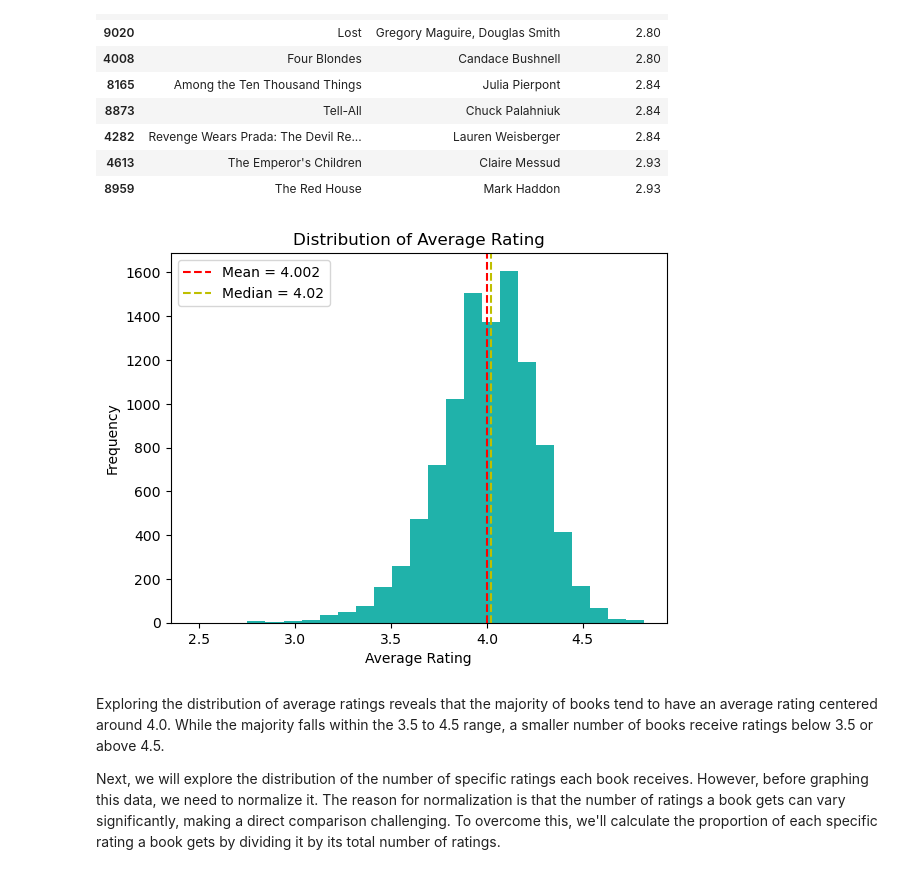
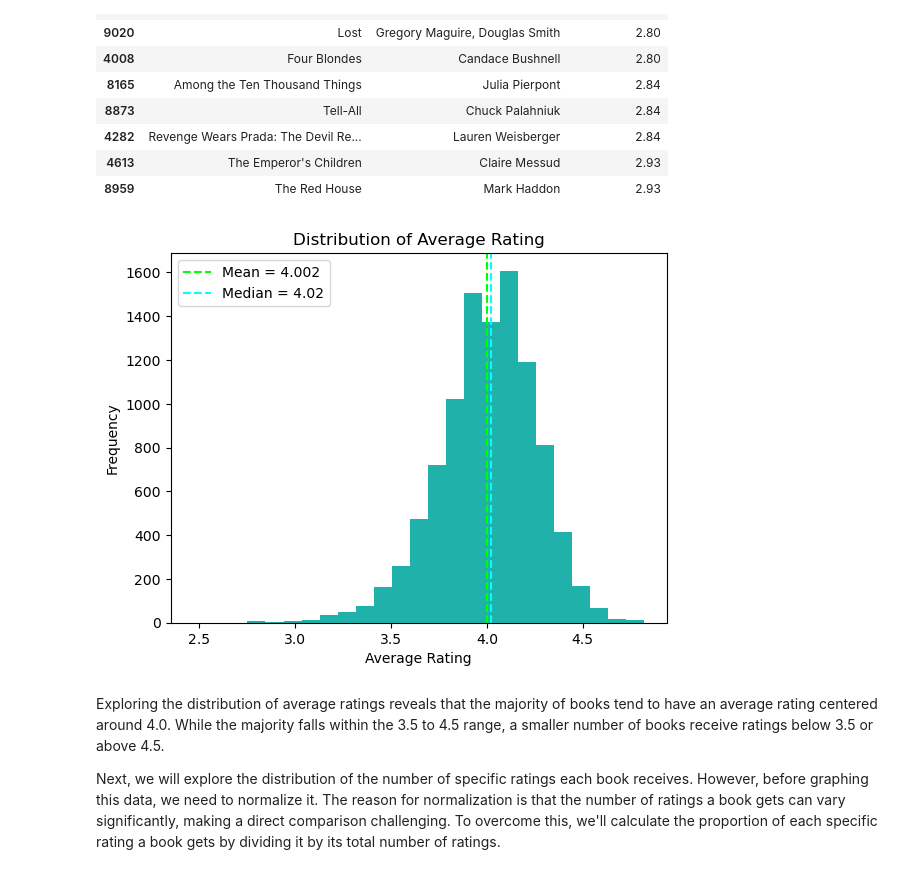
Before and after one commit to CamelSal/BookRecommender, a Jupyter notebook: CapstoneEDA.ipynb, the cells around one changed output. Drawn from its saved outputs; the diff is of its cells as text; code cells hidden in the pictures.

```diff
--- a/CapstoneEDA.ipynb
+++ b/CapstoneEDA.ipynb
@@ -336,15 +336,15 @@ book_df[['title','authors','average_rating']].sort_values(['average_rating']).he
 # %%
 # plooting average rating distribution
 plt.hist(book_df['average_rating'],bins=25,color = 'lightseagreen')
-plt.axvline(book_df['average_rating'].mean(),ls = '--',color = 'r', label = f"Mean = {np.round(book_df['average_rating'].mean(),3)}")
-plt.axvline(book_df['average_rating'].median(),ls = '--',color = 'y', label = f'Median = {book_df["average_rating"].median()}')
+plt.axvline(book_df['average_rating'].mean(),ls = '--',color = 'lime', label = f"Mean = {np.round(book_df['average_rating'].mean(),3)}")
+plt.axvline(book_df['average_rating'].median(),ls = '--',color = 'cyan', label = f'Median = {book_df["average_rating"].median()}')
 plt.legend(loc = 'upper left')
 plt.title('Distribution of Average Rating')
 plt.ylabel('Frequency')
 plt.xlabel('Average Rating')
 plt.show()
 # %% [output]
-[figure, old version]
+[figure, new version]
 # %% [markdown]
 Exploring the distribution of average ratings reveals that the majority of books tend to have an average rating centered around 4.0. While the majority falls within the 3.5 to 4.5 range, a smaller number of books receive ratings below 3.5 or above 4.5.
 
```
Also changed, not shown: parts of 3 cells of this notebook.
